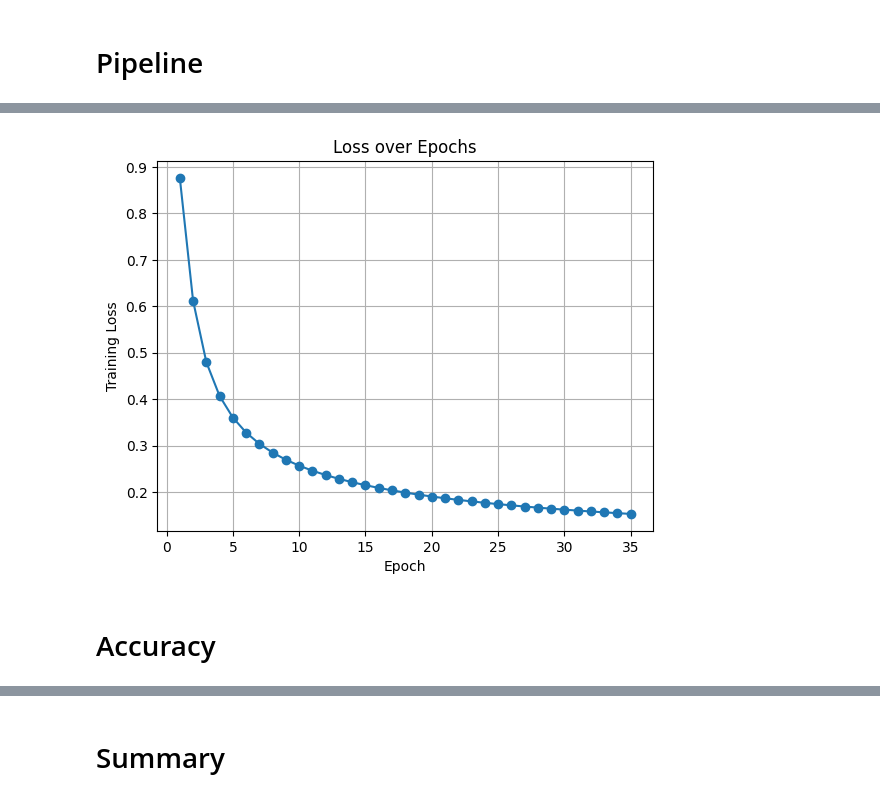
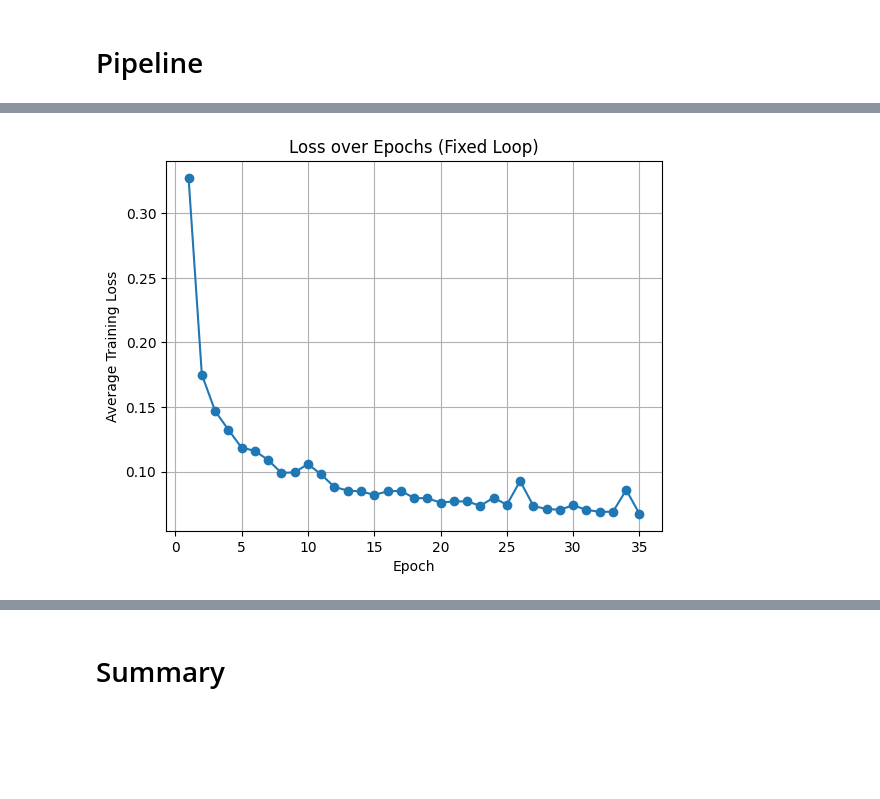
Before and after one commit to Faiaz007/Phitron_AI_ML, a Jupyter notebook: Deep Learning/Neural_Network_using_nn_module_pytorch.ipynb, the cells around one changed output, grey strips where cells are left out. Saved outputs shown, nothing was run; the diff lists cells and outputs as text; code cells hidden in the pictures; blank space fills up the shorter version.

```diff
--- a/Deep Learning/Neural_Network_using_nn_module_pytorch.ipynb
+++ b/Deep Learning/Neural_Network_using_nn_module_pytorch.ipynb
@@ -94,0 +131,4 @@ array([0, 1, 0, 0, 0, 1, 0, 0, 0, 1, 0, 1, 1, 0, 0, 1, 1, 1, 0, 0, 0, 1,
+# %%
+train_dataset = CustomDataset(X_train_tensor, y_train_tensor)
+test_dataset = CustomDataset(X_test_tensor, y_test_tensor)
+#
@@ -95,9 +147,7 @@ array([0, 1, 0, 0, 0, 1, 0, 0, 0, 1, 0, 1, 1, 0, 0, 1, 1, 1, 0, 0, 0, 1,
+# %%
+train_loader = DataLoader(train_dataset, batch_size=32, shuffle=True)
+test_loader = DataLoader(test_dataset, batch_size=32, shuffle=True)
 # %%
 X_train.shape[1]
 # %% [output]
 30
-# %%
-X_train_tensor = torch.from_numpy(X_train).float()
-X_test_tensor = torch.from_numpy(X_test).float()
-y_train_tensor = torch.from_numpy(y_train).float().unsqueeze(1)
-y_test_tensor = torch.from_numpy(y_test).float().unsqueeze(1)
@@ -158,38 +203,35 @@ losses = []
 optimizer = torch.optim.SGD(model.parameters(), lr = learning_rate)
 
 for epoch in range(num_epochs):
+  epoch_loss = 0
   #forward pass
-  y_pred = model(X_train_tensor)
+  for batch_features, batch_labels in train_loader:
+    y_pred = model(batch_features)
 
-  #Loss calculate
-  loss = loss_function(y_pred, y_train_tensor.reshape(-1,1))
+    # Loss calculate (Inside the loop now)
+    loss = loss_function(y_pred, batch_labels.reshape(-1,1))
 
-  #Zero grad
-  optimizer.zero_grad()
+    # Zero grad
+    optimizer.zero_grad()
 
-  #backward pass
-  loss.backward()
+    # backward pass
+    loss.backward()
 
+    # Parameter update
+    optimizer.step()
 
-  #Parameter update
-  optimizer.step()
+    epoch_loss += loss.item()
 
-  losses.append(loss.item())
+  avg_loss = epoch_loss / len(train_loader)
+  losses.append(avg_loss)
 
-  # with torch.no_grad():
-  #   model.linear.weight -= learning_rate * model.linear.weight.grad
-  #   model.linear.bias -= learning_rate * model.linear.bias.grad
-
-  # zero gradient
-  # model.linear.weight.grad.zero_()
-  # model.linear.bias.grad.zero_()
-
-  print(f"Epoch {epoch+1}, Loss ={loss.item()}\n")
+  if (epoch + 1) % 5 == 0:
+    print(f"Epoch {epoch+1}, Avg Loss ={avg_loss:.4f}")
 
 plt.plot(range(1, num_epochs+1), losses, marker='o')
 plt.xlabel('Epoch')
-plt.ylabel('Training Loss')
-plt.title('Loss over Epochs')
+plt.ylabel('Average Training Loss')
+plt.title('Loss over Epochs (Fixed Loop)')
 plt.grid(True)
 plt.show()
 # %% [output]
@@ -213,3 +245 @@ Epoch 35, Loss =0.15277808904647827
-[figure, old version]
+[figure, new version]
-# %% [markdown]
-# Accuracy
```
Also changed, not shown: parts of 32 cells of this notebook, 3 other files.
